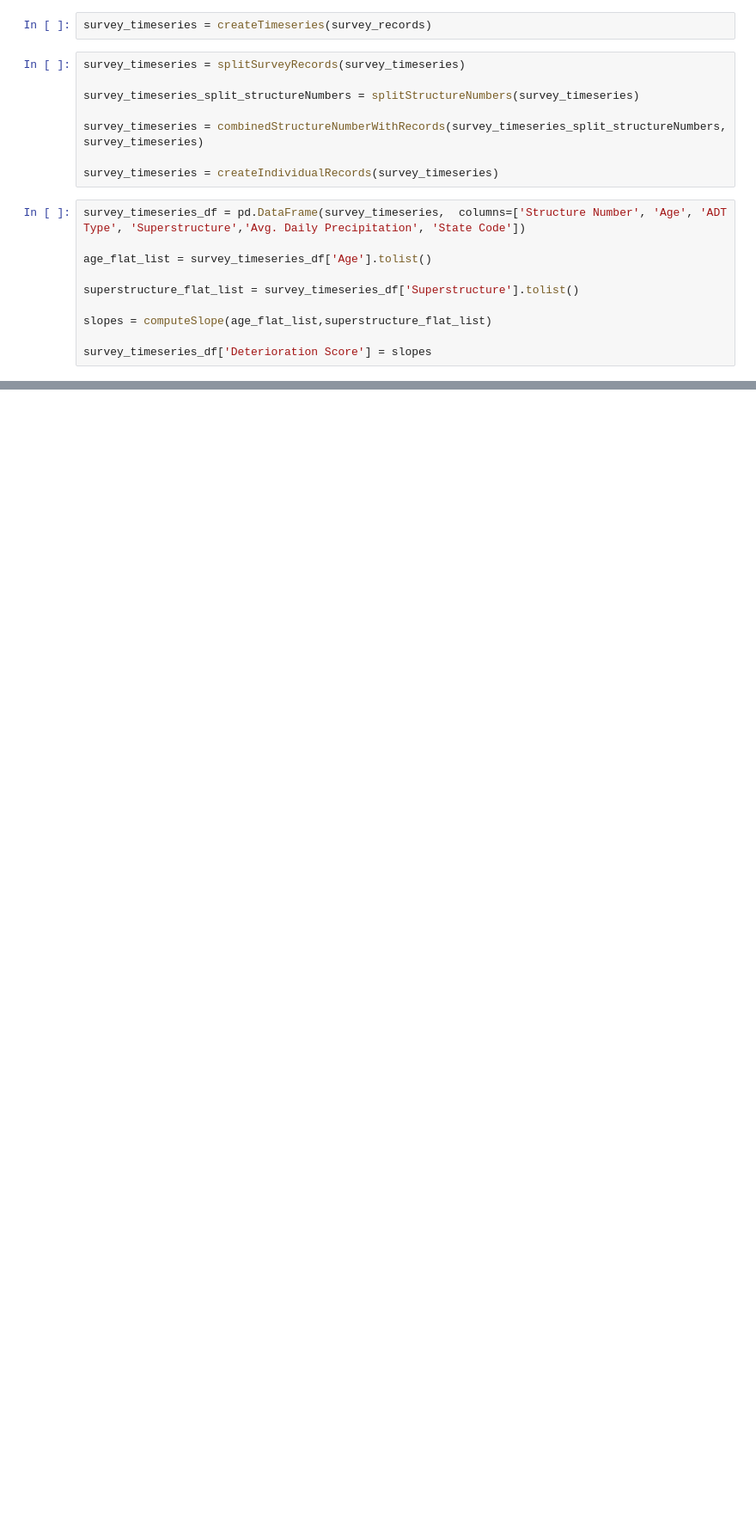
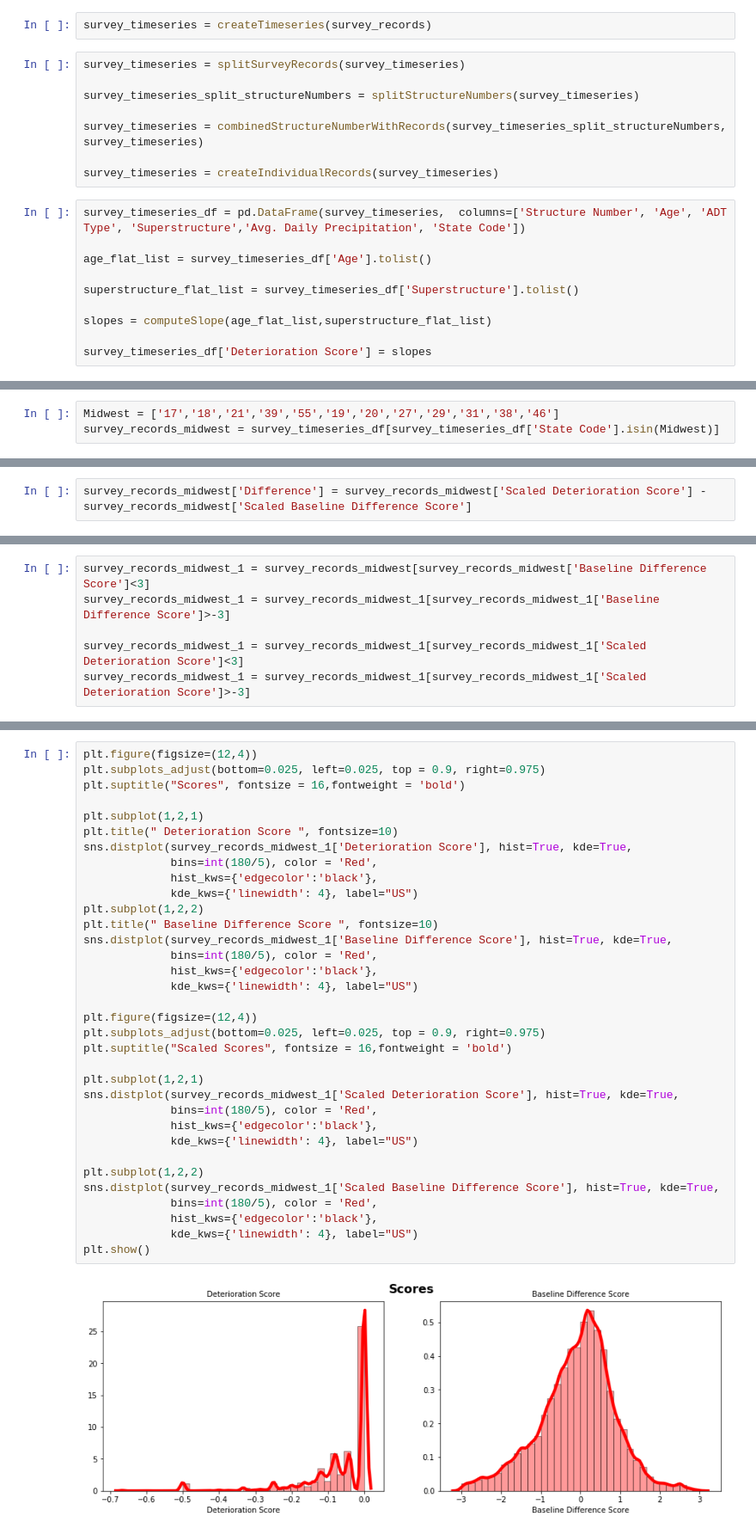
Before and after one commit to kaleoyster/thesis, a Jupyter notebook: methods/Baseline Score and Deterioration Score.ipynb, the cells around one changed output, grey strips where cells are left out. Shown at 86% size. Drawn from its saved outputs; the diff is of its cells as text; blank space fills up the shorter version.

Commit message:
added visualization

```diff
--- a/methods/Baseline Score and Deterioration Score.ipynb
+++ b/methods/Baseline Score and Deterioration Score.ipynb
@@ -544,0 +646,3 @@ Puerto Rico and other US territories are not part of any census region or census
+# %%
+Midwest = ['17','18','21','39','55','19','20','27','29','31','38','46']
+survey_records_midwest = survey_timeseries_df[survey_timeseries_df['State Code'].isin(Midwest)]
@@ -544,0 +669,2 @@ Puerto Rico and other US territories are not part of any census region or census
+# %%
+survey_records_midwest['Difference'] = survey_records_midwest['Scaled Deterioration Score'] - survey_records_midwest['Scaled Baseline Difference Score']
@@ -544,0 +680,6 @@ Puerto Rico and other US territories are not part of any census region or census
+# %%
+survey_records_midwest_1 = survey_records_midwest[survey_records_midwest['Baseline Difference Score']<3]
+survey_records_midwest_1 = survey_records_midwest_1[survey_records_midwest_1['Baseline Difference Score']>-3]
+
+survey_records_midwest_1 = survey_records_midwest_1[survey_records_midwest_1['Scaled Deterioration Score']<3]
+survey_records_midwest_1 = survey_records_midwest_1[survey_records_midwest_1['Scaled Deterioration Score']>-3]
@@ -544,0 +690,36 @@ Puerto Rico and other US territories are not part of any census region or census
+# %%
+plt.figure(figsize=(12,4))
+plt.subplots_adjust(bottom=0.025, left=0.025, top = 0.9, right=0.975)
+plt.suptitle("Scores", fontsize = 16,fontweight = 'bold')
+
+plt.subplot(1,2,1)
+plt.title(" Deterioration Score ", fontsize=10)
+sns.distplot(survey_records_midwest_1['Deterioration Score'], hist=True, kde=True,
+             bins=int(180/5), color = 'Red',
+             hist_kws={'edgecolor':'black'},
+             kde_kws={'linewidth': 4}, label="US")
+plt.subplot(1,2,2)
+plt.title(" Baseline Difference Score ", fontsize=10)
+sns.distplot(survey_records_midwest_1['Baseline Difference Score'], hist=True, kde=True,
+             bins=int(180/5), color = 'Red',
+             hist_kws={'edgecolor':'black'},
+             kde_kws={'linewidth': 4}, label="US")
+
+plt.figure(figsize=(12,4))
+plt.subplots_adjust(bottom=0.025, left=0.025, top = 0.9, right=0.975)
+plt.suptitle("Scaled Scores", fontsize = 16,fontweight = 'bold')
+
+plt.subplot(1,2,1)
+sns.distplot(survey_records_midwest_1['Scaled Deterioration Score'], hist=True, kde=True,
+             bins=int(180/5), color = 'Red',
+             hist_kws={'edgecolor':'black'},
+             kde_kws={'linewidth': 4}, label="US")
+
+plt.subplot(1,2,2)
+sns.distplot(survey_records_midwest_1['Scaled Baseline Difference Score'], hist=True, kde=True,
+             bins=int(180/5), color = 'Red',
+             hist_kws={'edgecolor':'black'},
+             kde_kws={'linewidth': 4}, label="US")
+plt.show()
+# %% [output]
+[figure, added]
```
Also changed, not shown: parts of 46 cells of this notebook.
